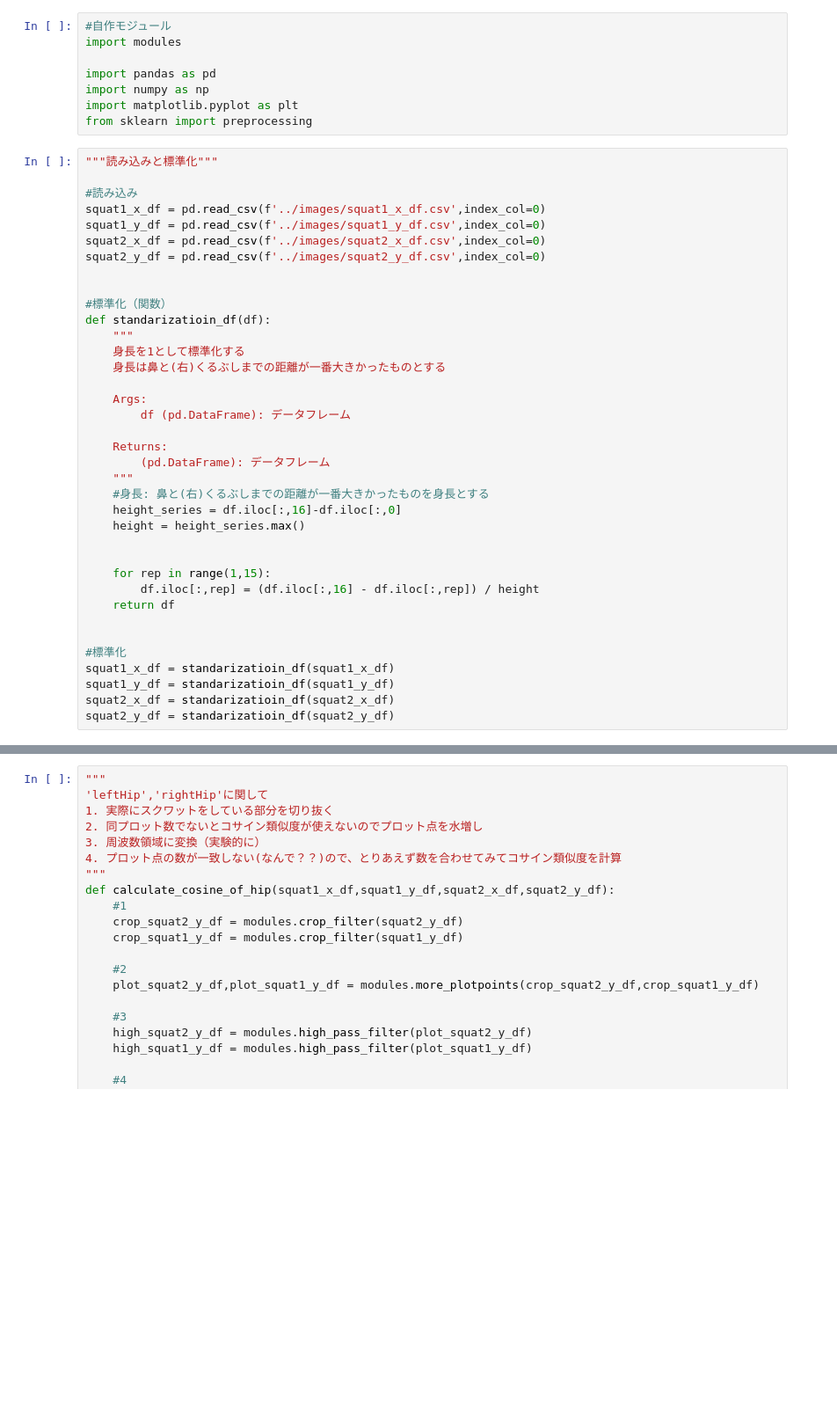
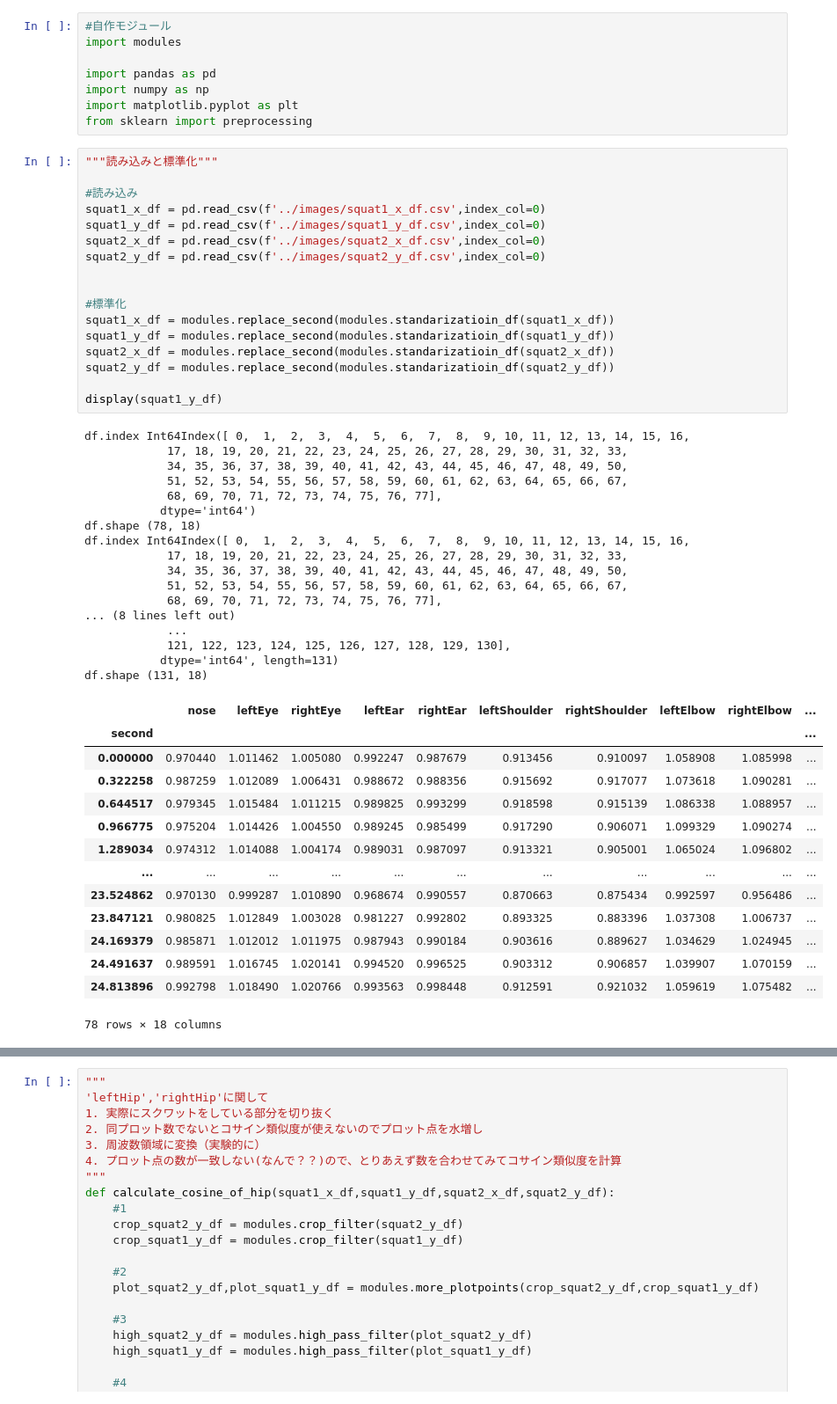
Before and after one commit to d-nagata/teamg, a Jupyter notebook: Scripts/fig_graph.ipynb, the cells around one changed output, grey strips where cells are left out. Shown at 88% size. Cells and saved outputs as stored; diff of their text form; blank space fills up the shorter version.

```diff
--- a/Scripts/fig_graph.ipynb
+++ b/Scripts/fig_graph.ipynb
@@ -11,40 +11,52 @@ from sklearn import preprocessing
 # %%
 """読み込みと標準化"""
 
 #読み込み
 squat1_x_df = pd.read_csv(f'../images/squat1_x_df.csv',index_col=0)
 squat1_y_df = pd.read_csv(f'../images/squat1_y_df.csv',index_col=0)
 squat2_x_df = pd.read_csv(f'../images/squat2_x_df.csv',index_col=0)
 squat2_y_df = pd.read_csv(f'../images/squat2_y_df.csv',index_col=0)
 
 
-#標準化（関数）
-def standarizatioin_df(df):
-    """
-    身長を1として標準化する
-    身長は鼻と(右)くるぶしまでの距離が一番大きかったものとする
+#標準化
+squat1_x_df = modules.replace_second(modules.standarizatioin_df(squat1_x_df))
+squat1_y_df = modules.replace_second(modules.standarizatioin_df(squat1_y_df))
+squat2_x_df = modules.replace_second(modules.standarizatioin_df(squat2_x_df))
+squat2_y_df = modules.replace_second(modules.standarizatioin_df(squat2_y_df))
 
-    Args:
-        df (pd.DataFrame): データフレーム
-
-    Returns:
-        (pd.DataFrame): データフレーム
-    """
-    #身長: 鼻と(右)くるぶしまでの距離が一番大きかったものを身長とする
-    height_series = df.iloc[:,16]-df.iloc[:,0]
-    height = height_series.max()
-
-
-    for rep in range(1,15):
-        df.iloc[:,rep] = (df.iloc[:,16] - df.iloc[:,rep]) / height
-    return df
-
-
-#標準化
-squat1_x_df = standarizatioin_df(squat1_x_df)
-squat1_y_df = standarizatioin_df(squat1_y_df)
-squat2_x_df = standarizatioin_df(squat2_x_df)
-squat2_y_df = standarizatioin_df(squat2_y_df)
+display(squat1_y_df)
+# %% [output]
+df.index Int64Index([ 0,  1,  2,  3,  4,  5,  6,  7,  8,  9, 10, 11, 12, 13, 14, 15, 16,
+            17, 18, 19, 20, 21, 22, 23, 24, 25, 26, 27, 28, 29, 30, 31, 32, 33,
+            34, 35, 36, 37, 38, 39, 40, 41, 42, 43, 44, 45, 46, 47, 48, 49, 50,
+            51, 52, 53, 54, 55, 56, 57, 58, 59, 60, 61, 62, 63, 64, 65, 66, 67,
+            68, 69, 70, 71, 72, 73, 74, 75, 76, 77],
+           dtype='int64')
+df.shape (78, 18)
+df.index Int64Index([ 0,  1,  2,  3,  4,  5,  6,  7,  8,  9, 10, 11, 12, 13, 14, 15, 16,
+            17, 18, 19, 20, 21, 22, 23, 24, 25, 26, 27, 28, 29, 30, 31, 32, 33,
+            34, 35, 36, 37, 38, 39, 40, 41, 42, 43, 44, 45, 46, 47, 48, 49, 50,
+            51, 52, 53, 54, 55, 56, 57, 58, 59, 60, 61, 62, 63, 64, 65, 66, 67,
+            68, 69, 70, 71, 72, 73, 74, 75, 76, 77],
+... (8 lines left out)
+            ...
+            121, 122, 123, 124, 125, 126, 127, 128, 129, 130],
+           dtype='int64', length=131)
+df.shape (131, 18)
+|  | nose | leftEye | rightEye | leftEar | rightEar | leftShoulder | rightShoulder | leftElbow | rightElbow | ... |
+| second |  |  |  |  |  |  |  |  |  | ... |
+| 0.000000 | 0.970440 | 1.011462 | 1.005080 | 0.992247 | 0.987679 | 0.913456 | 0.910097 | 1.058908 | 1.085998 | ... |
+| 0.322258 | 0.987259 | 1.012089 | 1.006431 | 0.988672 | 0.988356 | 0.915692 | 0.917077 | 1.073618 | 1.090281 | ... |
+| 0.644517 | 0.979345 | 1.015484 | 1.011215 | 0.989825 | 0.993299 | 0.918598 | 0.915139 | 1.086338 | 1.088957 | ... |
+| 0.966775 | 0.975204 | 1.014426 | 1.004550 | 0.989245 | 0.985499 | 0.917290 | 0.906071 | 1.099329 | 1.090274 | ... |
+| 1.289034 | 0.974312 | 1.014088 | 1.004174 | 0.989031 | 0.987097 | 0.913321 | 0.905001 | 1.065024 | 1.096802 | ... |
+| ... | ... | ... | ... | ... | ... | ... | ... | ... | ... | ... |
+| 23.524862 | 0.970130 | 0.999287 | 1.010890 | 0.968674 | 0.990557 | 0.870663 | 0.875434 | 0.992597 | 0.956486 | ... |
+| 23.847121 | 0.980825 | 1.012849 | 1.003028 | 0.981227 | 0.992802 | 0.893325 | 0.883396 | 1.037308 | 1.006737 | ... |
+| 24.169379 | 0.985871 | 1.012012 | 1.011975 | 0.987943 | 0.990184 | 0.903616 | 0.889627 | 1.034629 | 1.024945 | ... |
+| 24.491637 | 0.989591 | 1.016745 | 1.020141 | 0.994520 | 0.996525 | 0.903312 | 0.906857 | 1.039907 | 1.070159 | ... |
+| 24.813896 | 0.992798 | 1.018490 | 1.020766 | 0.993563 | 0.998448 | 0.912591 | 0.921032 | 1.059619 | 1.075482 | ... |
+78 rows × 18 columns
 # %%
 
 #該当のdfをグラフ化
```
Also changed, not shown: parts of 3 cells of this notebook, 3 other files.
